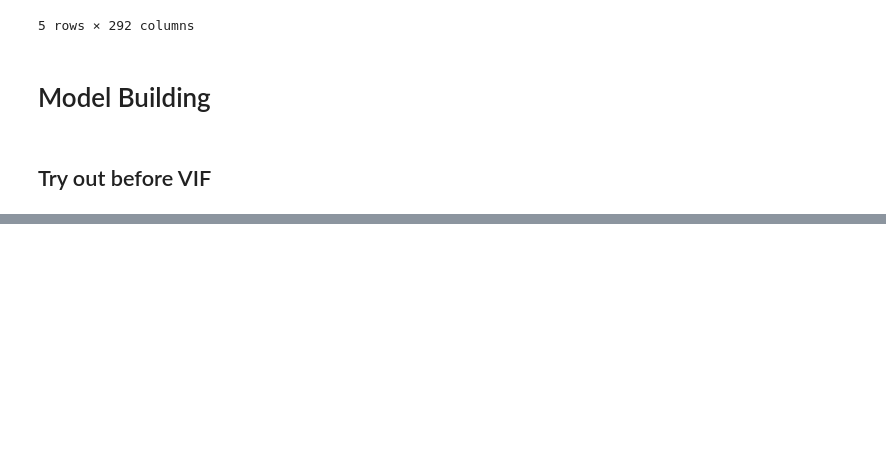
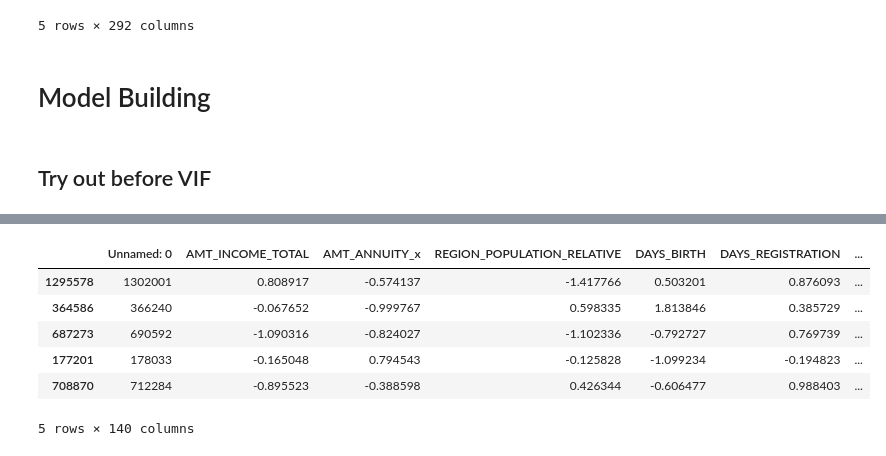
Before and after one commit to hiteshhhh007/Financial-Risk-Assessment, a Jupyter notebook: Model-Testing.ipynb, the cells around one changed output, grey strips where cells are left out. Saved outputs shown, nothing was run; the diff lists cells and outputs as text; code cells hidden in the pictures; blank space fills up the shorter version.

```diff
--- a/Model-Testing.ipynb
+++ b/Model-Testing.ipynb
@@ -116,0 +209,11 @@ X_test.head()
+# %%
+X_test = X_test.drop(columns=features_to_remove, axis = 1)
+X_test.head()
+# %% [output]
+|  | Unnamed: 0 | AMT_INCOME_TOTAL | AMT_ANNUITY_x | REGION_POPULATION_RELATIVE | DAYS_BIRTH | DAYS_REGISTRATION | ... |
+| 1295578 | 1302001 | 0.808917 | -0.574137 | -1.417766 | 0.503201 | 0.876093 | ... |
+| 364586 | 366240 | -0.067652 | -0.999767 | 0.598335 | 1.813846 | 0.385729 | ... |
+| 687273 | 690592 | -1.090316 | -0.824027 | -1.102336 | -0.792727 | 0.769739 | ... |
+| 177201 | 178033 | -0.165048 | 0.794543 | -0.125828 | -1.099234 | -0.194823 | ... |
+| 708870 | 712284 | -0.895523 | -0.388598 | 0.426344 | -0.606477 | 0.988403 | ... |
+5 rows × 140 columns
```
Also changed, not shown: parts of 17 cells of this notebook.
